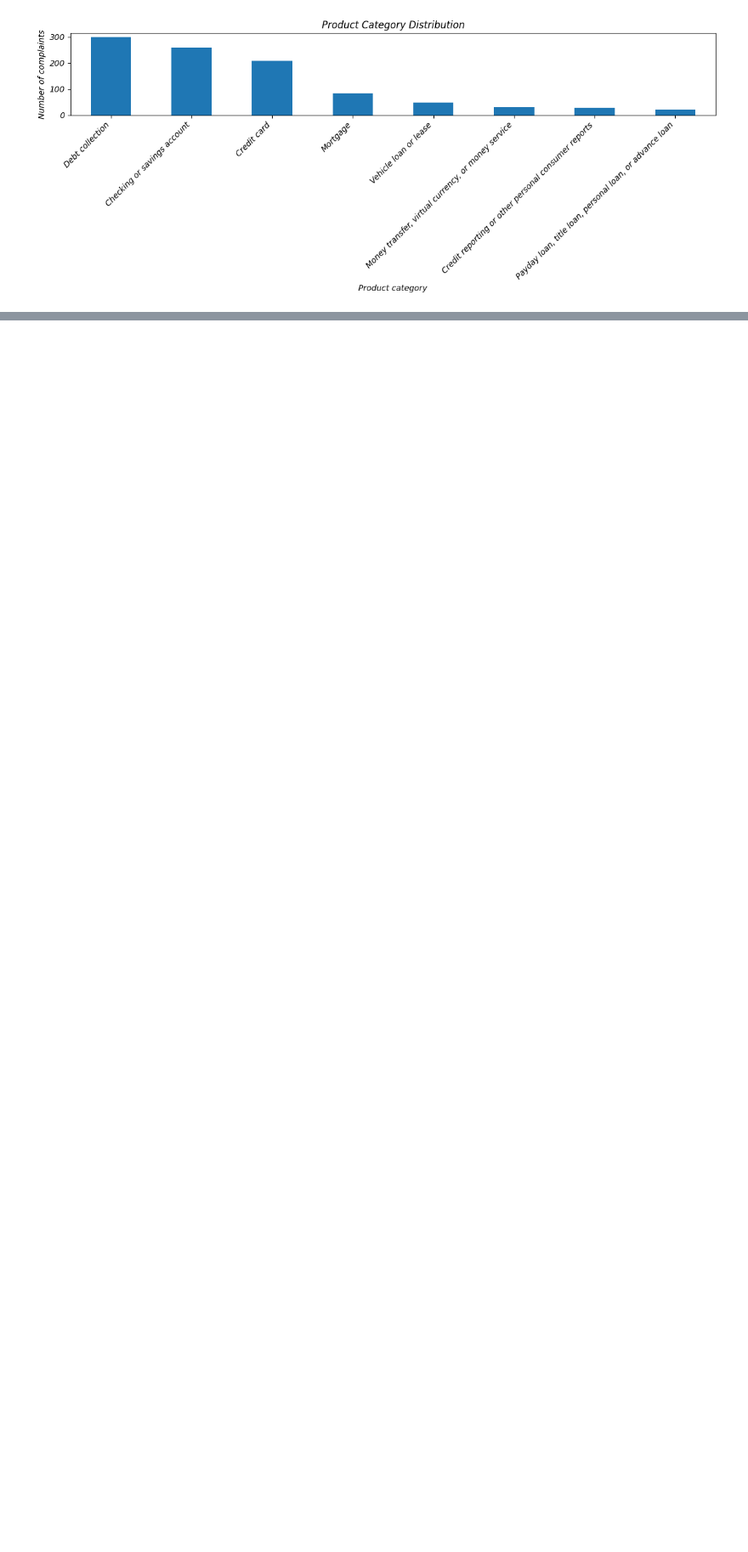
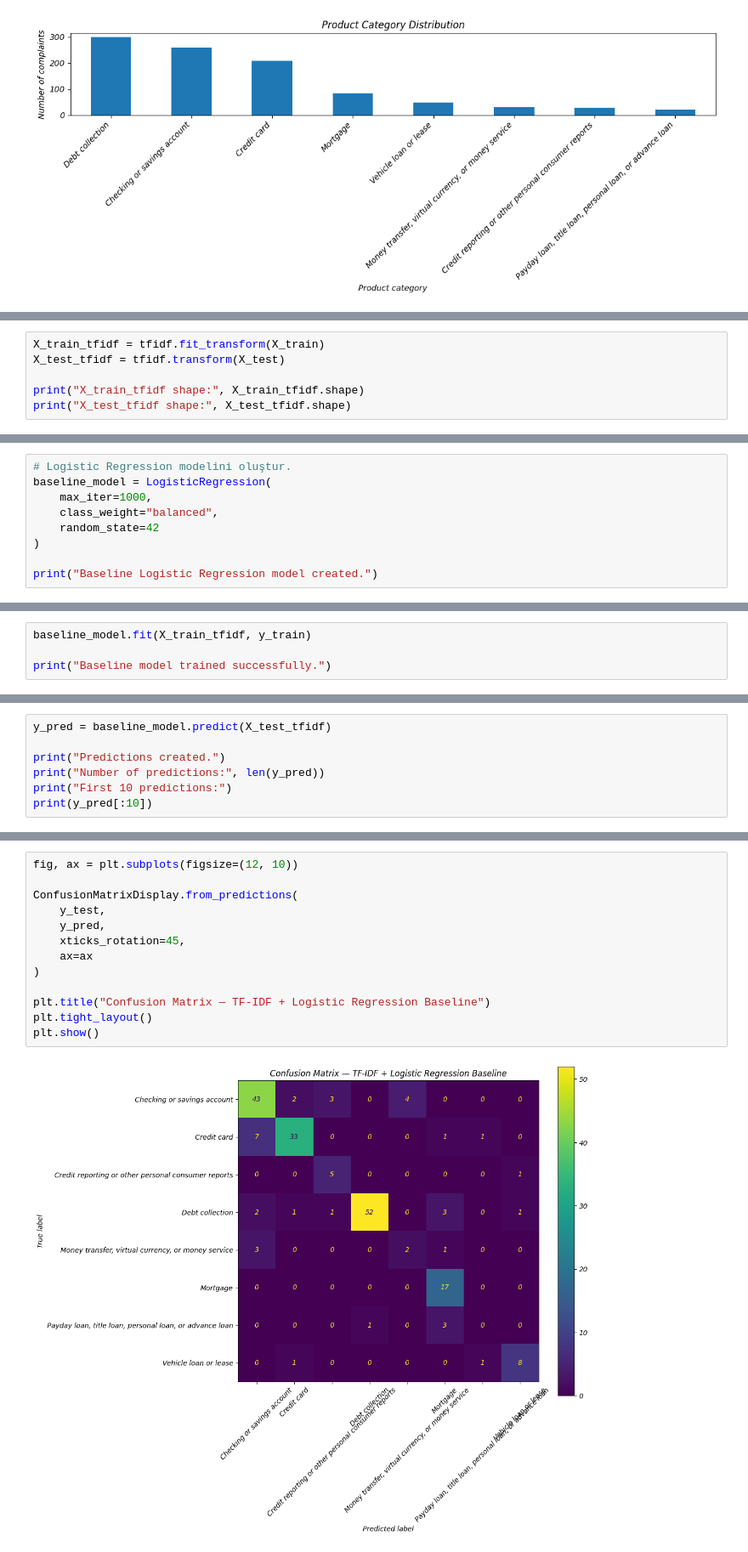
Before and after one commit to ozzy2438/Complaint-Intelligence-Platform-PII-Safe-Classification-RAG-Assistant-for-Financial-Complaints, a Jupyter notebook: complaint-intelligence-platform/notebooks/03_baseline_classification.ipynb, the cells around one changed output, grey strips where cells are left out. Shown at 85% size. Cells and saved outputs as stored; diff of their text form; blank space fills up the shorter version.

Commit message:
Add baseline classification results and reports

```diff
--- a/complaint-intelligence-platform/notebooks/03_baseline_classification.ipynb
+++ b/complaint-intelligence-platform/notebooks/03_baseline_classification.ipynb
@@ -141,0 +218,6 @@ plt.show()
+# %%
+X_train_tfidf = tfidf.fit_transform(X_train)
+X_test_tfidf = tfidf.transform(X_test)
+
+print("X_train_tfidf shape:", X_train_tfidf.shape)
+print("X_test_tfidf shape:", X_test_tfidf.shape)
@@ -141,0 +244,9 @@ plt.show()
+# %%
+# Logistic Regression modelini oluştur.
+baseline_model = LogisticRegression(
+    max_iter=1000,
+    class_weight="balanced",
+    random_state=42
+)
+
+print("Baseline Logistic Regression model created.")
@@ -141,0 +255,4 @@ plt.show()
+# %%
+baseline_model.fit(X_train_tfidf, y_train)
+
+print("Baseline model trained successfully.")
@@ -141,0 +261,7 @@ plt.show()
+# %%
+y_pred = baseline_model.predict(X_test_tfidf)
+
+print("Predictions created.")
+print("Number of predictions:", len(y_pred))
+print("First 10 predictions:")
+print(y_pred[:10])
@@ -141,0 +323,15 @@ plt.show()
+# %%
+fig, ax = plt.subplots(figsize=(12, 10))
+
+ConfusionMatrixDisplay.from_predictions(
+    y_test,
+    y_pred,
+    xticks_rotation=45,
+    ax=ax
+)
+
+plt.title("Confusion Matrix — TF-IDF + Logistic Regression Baseline")
+plt.tight_layout()
+plt.show()
+# %% [output]
+[figure, added]
```
Also changed, not shown: parts of 24 cells of this notebook, 4 other files.
